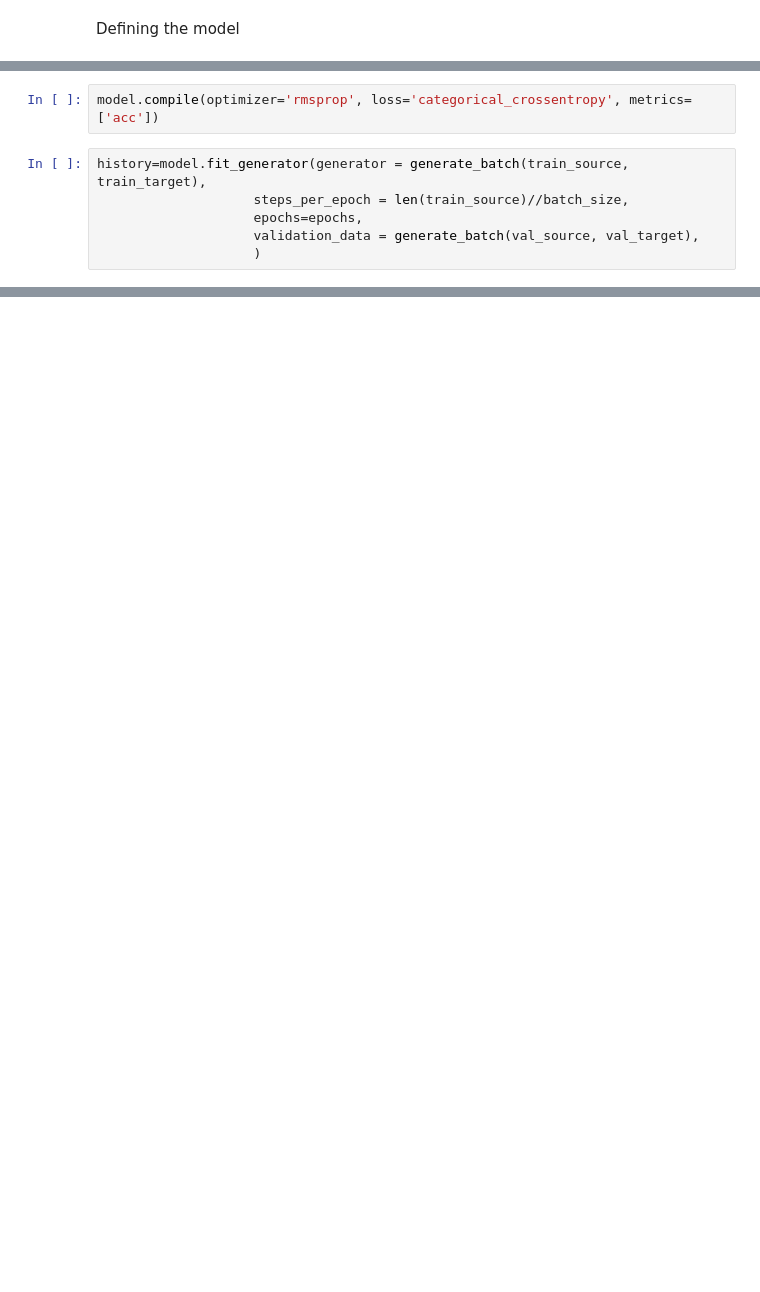
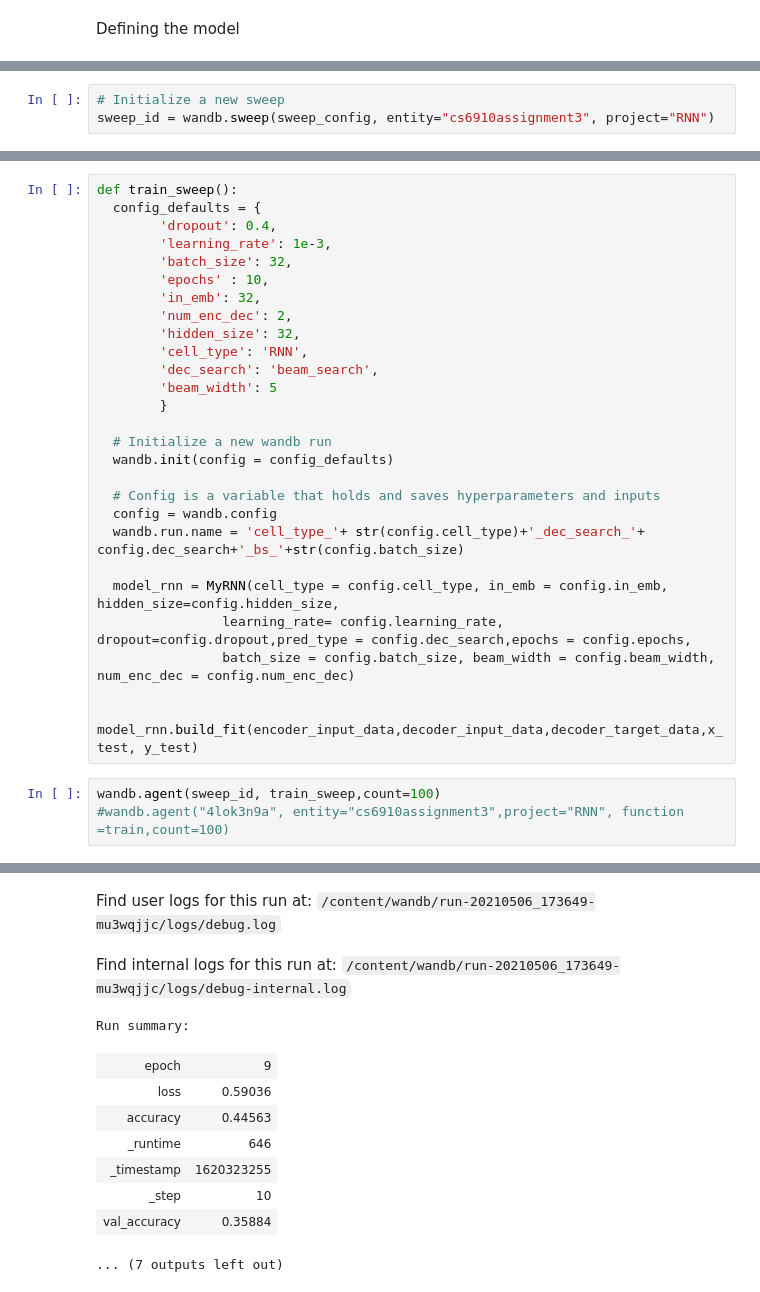
Before and after one commit to borate267/CS6910_DLAssignments, a Jupyter notebook: DLAssignment3/transliteration_keras.ipynb, the cells around one changed output, grey strips where cells are left out. Saved outputs shown, nothing was run; the diff lists cells and outputs as text; blank space fills up the shorter version.

Commit message:
Sweep ready!!!

```diff
--- a/DLAssignment3/transliteration_keras.ipynb
+++ b/DLAssignment3/transliteration_keras.ipynb
@@ -212,8 +240,0 @@ ________________________________________________________________________________
-# %%
-model.compile(optimizer='rmsprop', loss='categorical_crossentropy', metrics=['acc'])
-# %%
-history=model.fit_generator(generator = generate_batch(train_source, train_target),
-                    steps_per_epoch = len(train_source)//batch_size,
-                    epochs=epochs,
-                    validation_data = generate_batch(val_source, val_target),
-                    )
@@ -221,0 +553,3 @@ Epoch 1/10
+# %%
+# Initialize a new sweep
+sweep_id = wandb.sweep(sweep_config, entity="cs6910assignment3", project="RNN")
@@ -221,0 +561,31 @@ Epoch 1/10
+# %%
+def train_sweep():
+  config_defaults = {
+        'dropout': 0.4,
+        'learning_rate': 1e-3,
+        'batch_size': 32,
+        'epochs' : 10,
+        'in_emb': 32,
+        'num_enc_dec': 2,
+        'hidden_size': 32,
+        'cell_type': 'RNN',
+        'dec_search': 'beam_search',
+        'beam_width': 5
+        }
+
+  # Initialize a new wandb run
+  wandb.init(config = config_defaults)
+
+  # Config is a variable that holds and saves hyperparameters and inputs
+  config = wandb.config
+  wandb.run.name = 'cell_type_'+ str(config.cell_type)+'_dec_search_'+ config.dec_search+'_bs_'+str(config.batch_size)
+
+  model_rnn = MyRNN(cell_type = config.cell_type, in_emb = config.in_emb, hidden_size=config.hidden_size,
+                learning_rate= config.learning_rate, dropout=config.dropout,pred_type = config.dec_search,epochs = config.epochs,
+                batch_size = config.batch_size, beam_width = config.beam_width, num_enc_dec = config.num_enc_dec)
+
+  model_rnn.build_fit(encoder_input_data,decoder_input_data,decoder_target_data,x_test, y_test)
+# %%
+wandb.agent(sweep_id, train_sweep,count=100)
+#wandb.agent("4lok3n9a", entity="cs6910assignment3",project="RNN", function =train,count=100)
+# %% [output]
@@ -221,0 +632,11 @@ Epoch 1/10
+Find user logs for this run at: /content/wandb/run-20210506_173649-mu3wqjjc/logs/debug.log
+Find internal logs for this run at: /content/wandb/run-20210506_173649-mu3wqjjc/logs/debug-internal.log
+Run summary:
+| epoch | 9 |
+| loss | 0.59036 |
+| accuracy | 0.44563 |
+| _runtime | 646 |
+| _timestamp | 1620323255 |
+| _step | 10 |
+| val_accuracy | 0.35884 |
+... (7 outputs left out)
```
Also changed, not shown: parts of 21 cells of this notebook.
